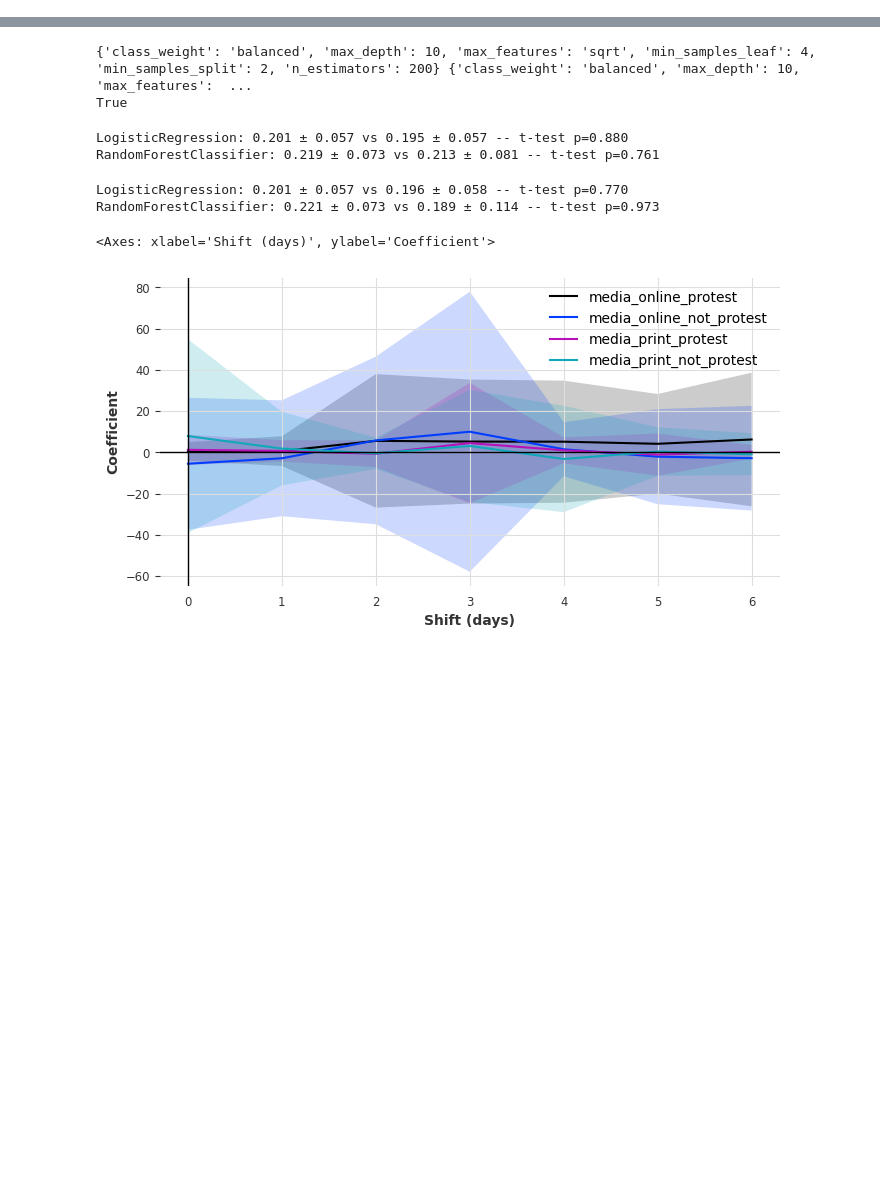
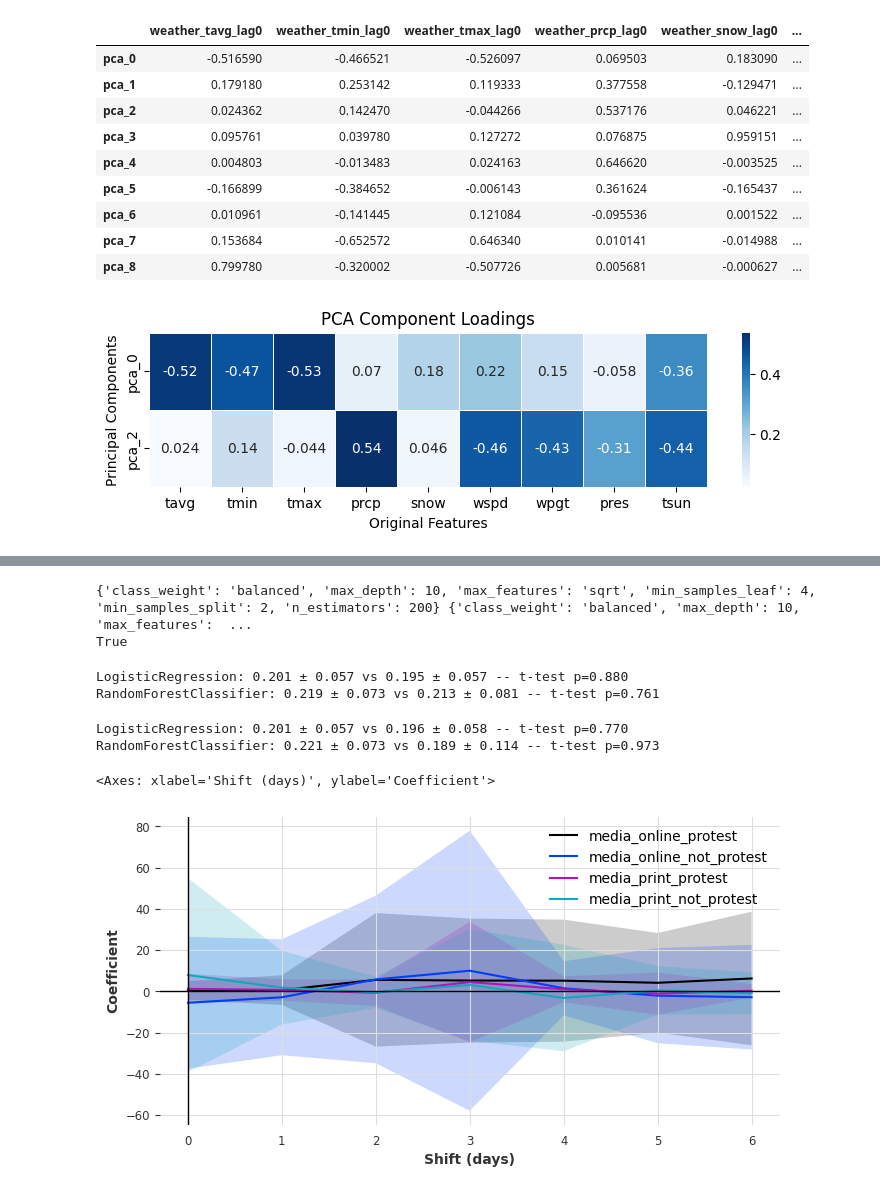
Before and after one commit to davidpomerenke/protest-impact, a Jupyter notebook: notebooks/instrumental_variable.ipynb, the cells around one changed output, grey strips where cells are left out. Cells and saved outputs as stored; diff of their text form; code cells hidden in the pictures; blank space fills up the shorter version.

```diff
--- a/notebooks/instrumental_variable.ipynb
+++ b/notebooks/instrumental_variable.ipynb
@@ -75,0 +72,39 @@ get_coefficients("weather_")
+# %%
+import matplotlib.pyplot as plt
+import seaborn as sns
+
+from src.models.instrumental_variable import get_coefficients
+from src.models.time_series import get_lagged_df
+
+loadings_df = df = get_lagged_df(
+    "media_combined_protest",
+    instruments="pc_weather",
+    lags=range(-7, 1),
+    step=1,
+    cumulative=True,
+    ignore_group=True,
+    ignore_medium=True,
+    region_dummies=True,
+    return_loadings=True,
+)
+display(df)
+plt.figure(figsize=(9, 2))
+loadings = loadings_df.iloc[[0, 2]]
+loadings.columns = loadings.columns.str.replace("weather_", "").str.replace("_lag0", "")
+sns.heatmap(loadings.abs(), annot=loadings, cmap="Blues", linewidths=0.5)
+plt.title("PCA Component Loadings")
+plt.ylabel("Principal Components")
+plt.xlabel("Original Features")
+plt.show()
+# %% [output]
+|  | weather_tavg_lag0 | weather_tmin_lag0 | weather_tmax_lag0 | weather_prcp_lag0 | weather_snow_lag0 | ... |
+| pca_0 | -0.516590 | -0.466521 | -0.526097 | 0.069503 | 0.183090 | ... |
+| pca_1 | 0.179180 | 0.253142 | 0.119333 | 0.377558 | -0.129471 | ... |
+| pca_2 | 0.024362 | 0.142470 | -0.044266 | 0.537176 | 0.046221 | ... |
+| pca_3 | 0.095761 | 0.039780 | 0.127272 | 0.076875 | 0.959151 | ... |
+| pca_4 | 0.004803 | -0.013483 | 0.024163 | 0.646620 | -0.003525 | ... |
+| pca_5 | -0.166899 | -0.384652 | -0.006143 | 0.361624 | -0.165437 | ... |
+| pca_6 | 0.010961 | -0.141445 | 0.121084 | -0.095536 | 0.001522 | ... |
+| pca_7 | 0.153684 | -0.652572 | 0.646340 | 0.010141 | -0.014988 | ... |
+| pca_8 | 0.799780 | -0.320002 | -0.507726 | 0.005681 | -0.000627 | ... |
+[figure, added]
```
Also changed, not shown: parts of 6 cells of this notebook, 19 other files.
